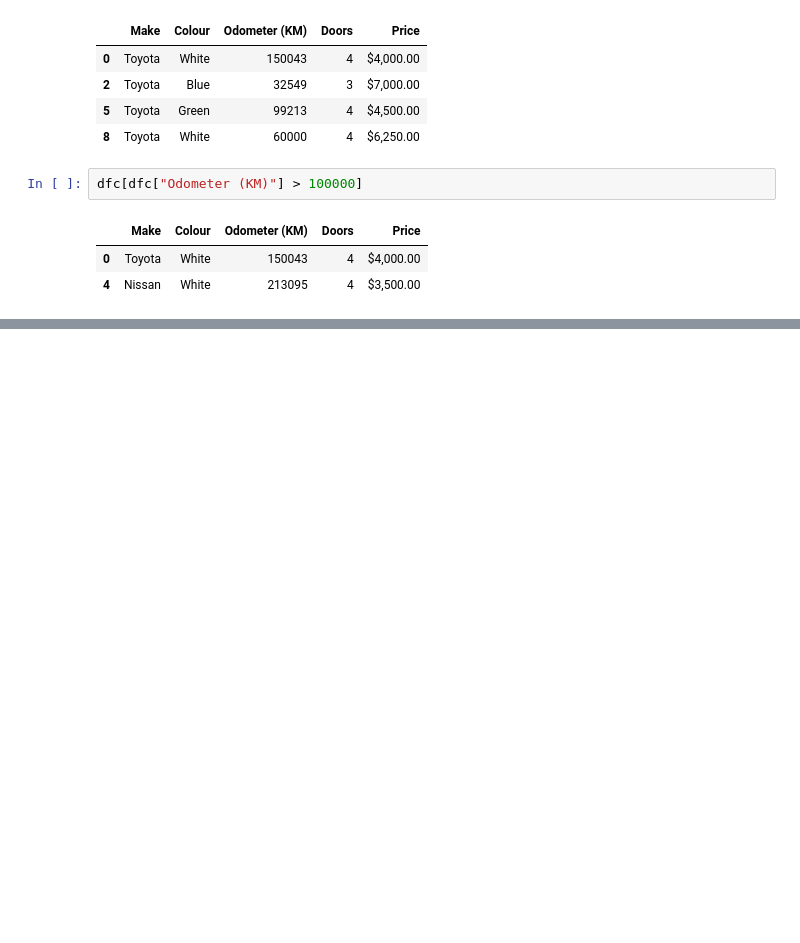
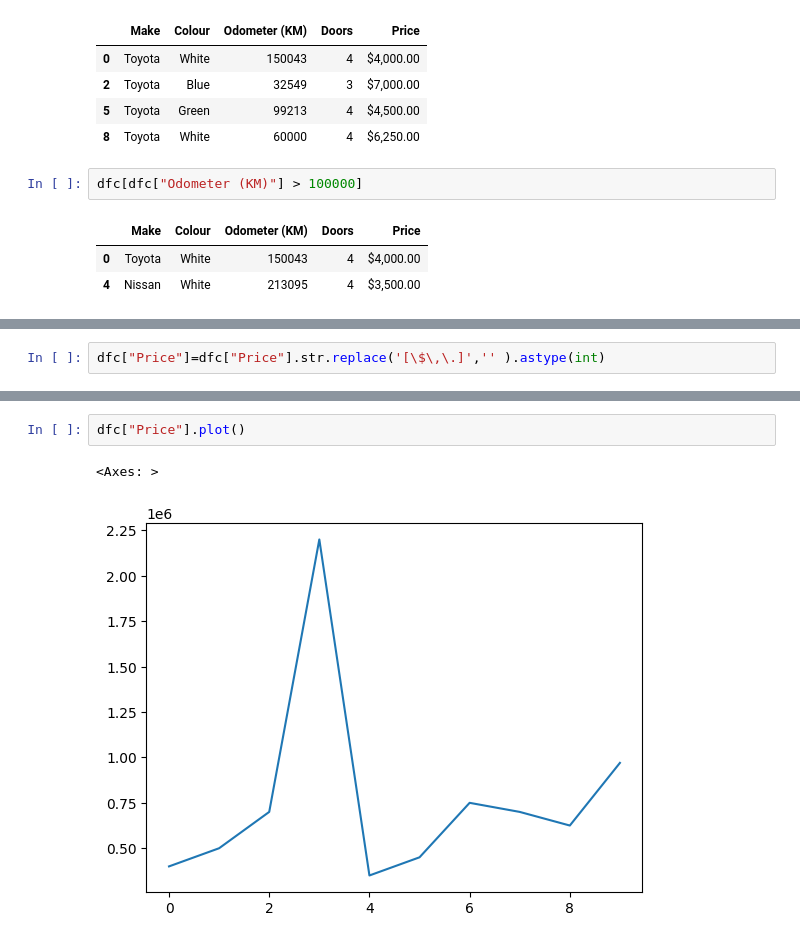
Before and after one commit to drpetros11111/DFSc_AZ, a Jupyter notebook: Pantas1.ipynb, the cells around one changed output, grey strips where cells are left out. Saved outputs shown, nothing was run; the diff lists cells and outputs as text; blank space fills up the shorter version.

```diff
--- a/Pantas1.ipynb
+++ b/Pantas1.ipynb
@@ -242,0 +275,2 @@ dfc[dfc["Odometer (KM)"] > 100000]
+# %%
+dfc["Price"]=dfc["Price"].str.replace('[\$\,\.]','' ).astype(int)
@@ -242,0 +291,5 @@ dfc[dfc["Odometer (KM)"] > 100000]
+# %%
+dfc["Price"].plot()
+# %% [output]
+<Axes: >
+[figure, added]
```
Also changed, not shown: parts of 7 cells of this notebook.
